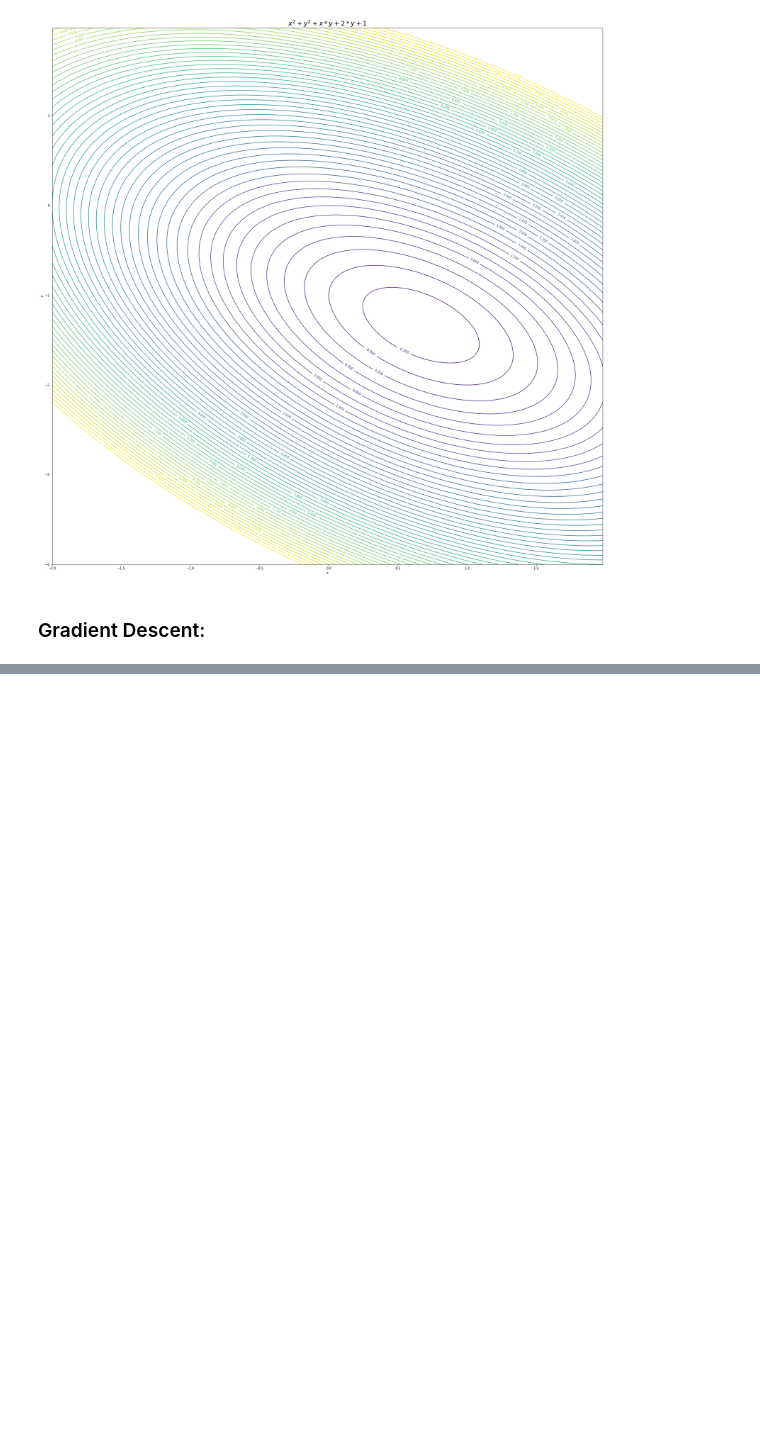
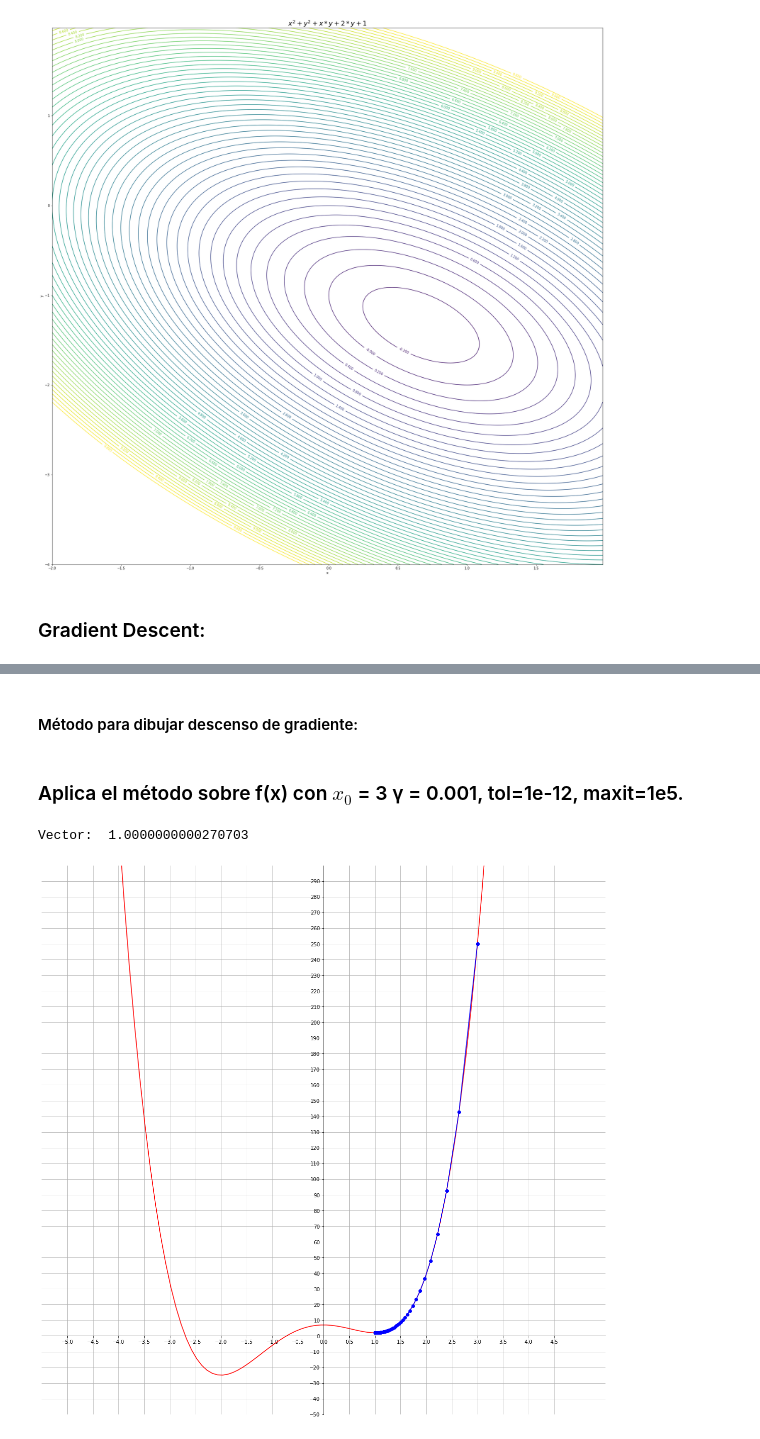
Before and after one commit to GZabalaG/AIMaster, a Jupyter notebook: Math for AI/Ejercicios_evaluables.ipynb, the cells around one changed output, grey strips where cells are left out. Drawn from its saved outputs; the diff is of its cells as text; code cells hidden in the pictures; blank space fills up the shorter version.

```diff
--- a/Math for AI/Ejercicios_evaluables.ipynb
+++ b/Math for AI/Ejercicios_evaluables.ipynb
@@ -330,0 +426,2 @@ ValueError: threshold must be non-NAN, try sys.maxsize for untruncated represent
+# %% [markdown]
+#### Método para dibujar descenso de gradiente:
@@ -330,0 +476,22 @@ ValueError: threshold must be non-NAN, try sys.maxsize for untruncated represent
+# %% [markdown]
+### Aplica el método sobre f(x) con $x_{0}$ = 3 γ = 0.001, tol=1e-12, maxit=1e5.
+# %%
+vec, pasos = gradient_descent(
+    gradiente = lambda v: 12*v**3 + 12*v**2 - 24*v, # Gradiente de la función dada
+    inicio = 3,
+    tasa_aprendizaje = 0.001,
+    tol = 1e-12,
+    maxit = 1e5)
+
+print('Vector: ', vec)
+#print('Vector steps: ', pasos)
+
+funcion = lambda x: 3*x**4 + 4*x**3 - 12*x**2 + 7
+
+plot_2var_gradient(
+  funcion = funcion,
+  pasos = pasos,
+  dom=(-5, 5, 100), xrange=(-5, 5, 0.5), yrange=(-50, 300, 10))
+# %% [output]
+Vector:  1.0000000000270703
+[figure, added]
```
Also changed, not shown: parts of 24 cells of this notebook, 1 other file.
